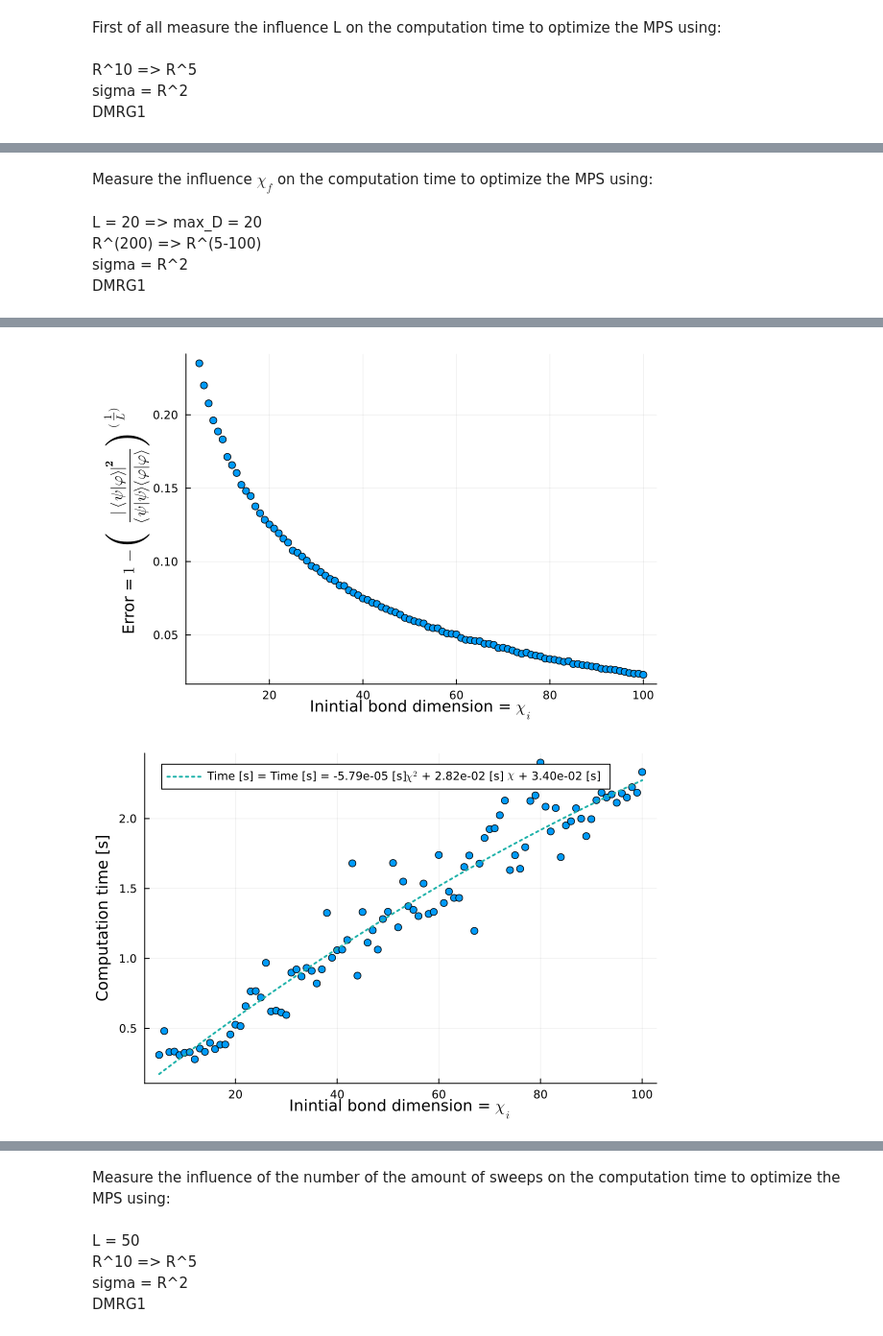
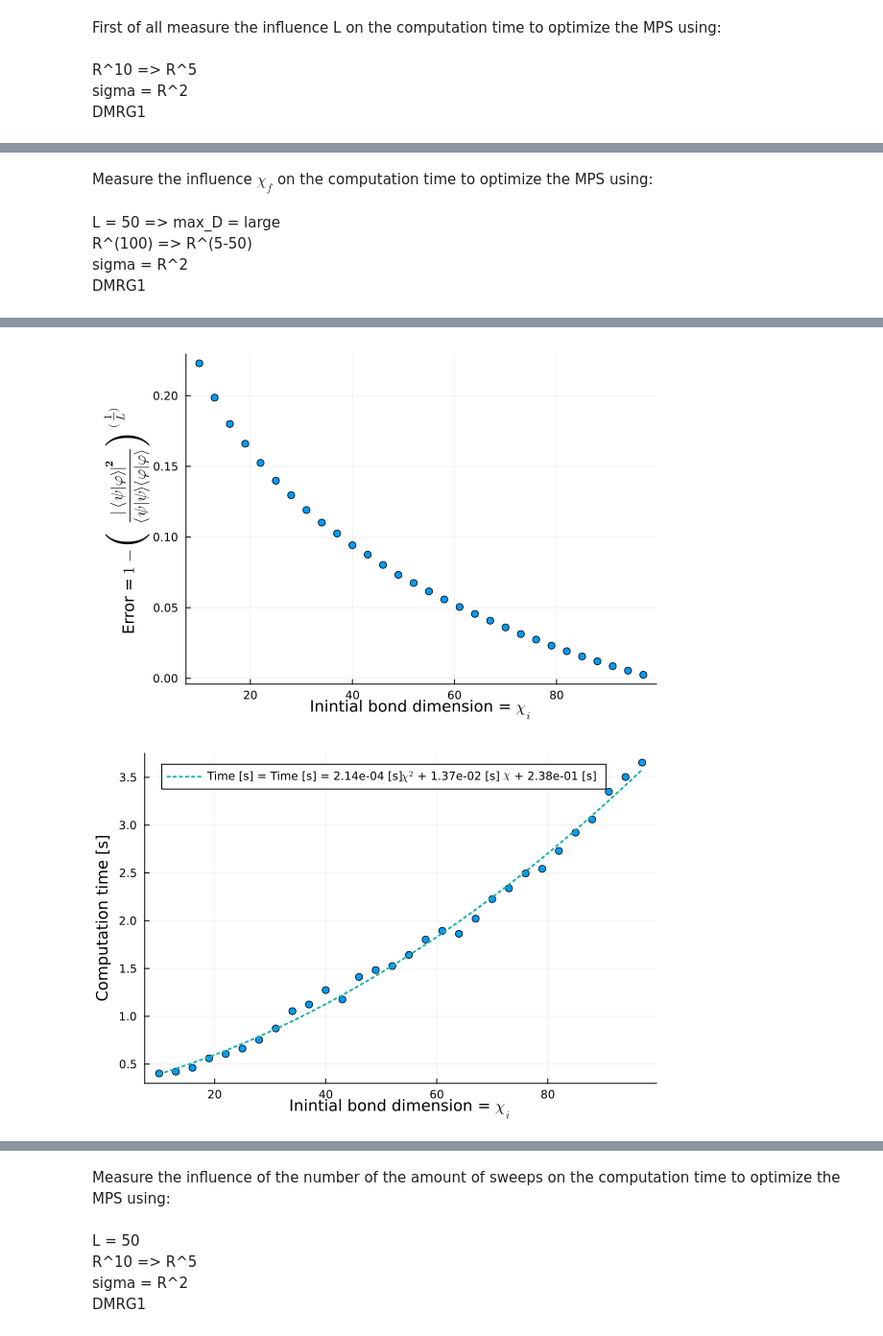
Before and after one commit to bartdv123/MasterThesis-TensorNetworks, a Jupyter notebook: Notebooks with initial implementations/Computation complexity final analysis for entangled states.ipynb, the cells around one changed output, grey strips where cells are left out. Shown at 96% size. Saved outputs shown, nothing was run; the diff lists cells and outputs as text; code cells hidden in the pictures.

```diff
--- a/Notebooks with initial implementations/Computation complexity final analysis for entangled states.ipynb
+++ b/Notebooks with initial implementations/Computation complexity final analysis for entangled states.ipynb
@@ -131,7 +131,7 @@ alg = DMRG(;  # Choose DMRG (1-site) for this example
 physical_index = ℝ^2
 max_virtualspace_exact = [(10 + (i-1)*3) for i in 1:100]
 max_virtualspace_approx = ℝ^10
-L = 20 # => chi_max = 2^10 = 1024
+L = 50 # => chi_max = 2^10 = 1024
 
 time_taken_function_of_chi_i = []
 fidelity_in_function_of_chi_i = []
@@ -264,8 +264,8 @@ display(p)
 # %% [markdown]
 Measure the influence $\chi_{f}$ on the computation time to optimize the MPS using:\
 \
-L = 20 => max_D = 20 \
-R^(200) => R^(5-100)    \
+L = 50 => max_D = large \
+R^(100) => R^(5-50)    \
 sigma = R^2 \
 DMRG1
 # %%
@@ -280,10 +280,10 @@ alg = DMRG(;  # Choose DMRG (1-site) for this example
 
 
 physical_index = ℝ^2
-max_virtualspace_exact = 200
+max_virtualspace_exact = 100
 max_virtualspace_approx = ℝ^10
-chi_approx_list = collect(5:100)
-L = 20  # 2^10 = 1024 = max_D
+chi_approx_list = [(10 + (i-1)*3) for i in 1:30]
+L = 50  # 2^10 = 1024 = max_D
 
 time_taken_function_of_chi_f = []
 fidelity_in_function_of_chi_f = []
@@ -413,2 +413,2 @@ display(p)
-[figure, old version]
+[figure, new version]
-[figure, old version]
+[figure, new version]
```
Also changed, not shown: parts of 5 cells of this notebook.
